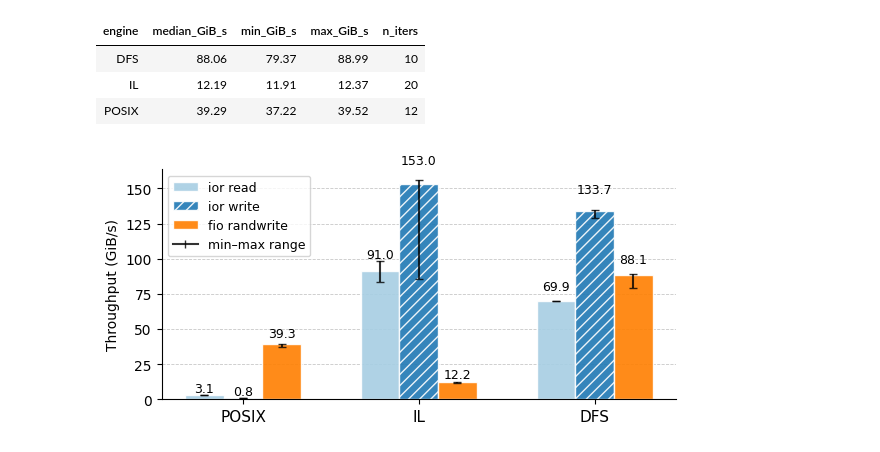
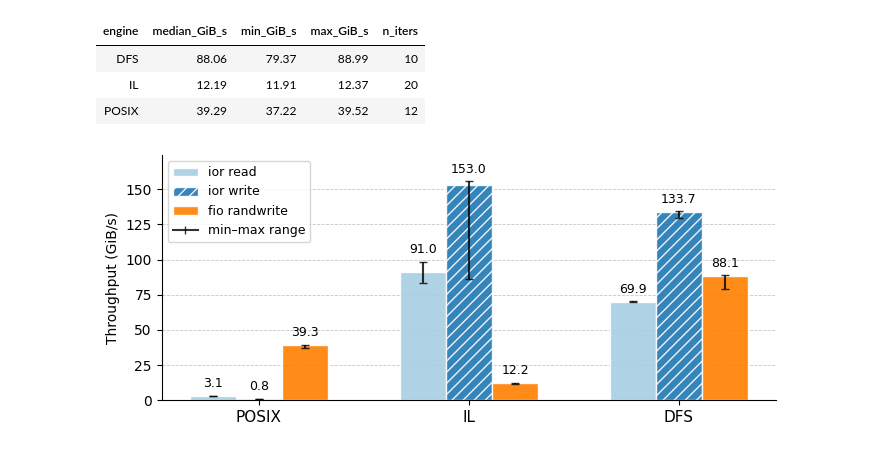
Before and after one commit to cissieAB/pdsw26_daos-bench, a Jupyter notebook: results/aurora/ior/engine/ior_engine_analysis.ipynb, the cells around one changed output. Drawn from its saved outputs; the diff is of its cells as text; code cells hidden in the pictures.

Commit message:
Figure updates

```diff
--- a/results/aurora/ior/engine/ior_engine_analysis.ipynb
+++ b/results/aurora/ior/engine/ior_engine_analysis.ipynb
@@ -281,7 +281,7 @@ bar_w = 0.22
 n_s   = len(SERIES)
 offsets = np.linspace(-(n_s - 1) / 2, (n_s - 1) / 2, n_s) * bar_w
 
-fig, ax = plt.subplots(figsize=(6, 3))
+fig, ax = plt.subplots(figsize=(7, 3))
 
 for offset, (label, access, source, color, hatch) in zip(offsets, SERIES):
     if source == "ior":
@@ -301,35 +301,36 @@ for offset, (label, access, source, color, hatch) in zip(offsets, SERIES):
 
     xs   = x + offset
     bars = ax.bar(xs, medians, width=bar_w, color=color, hatch=hatch,
                   label=label, edgecolor="white", alpha=0.9)
     ax.errorbar(xs, medians,
                 yerr=[medians - mins, maxs - medians],
                 fmt="none", ecolor="black", capsize=3, linewidth=1.5, alpha=0.8)
 
-    for bar, val in zip(bars, medians):
-        ax.text(
-            bar.get_x() + bar.get_width() / 2,
-            bar.get_height() * 1.08,
+    for bar, val, mx in zip(bars, medians, maxs):
+        ax.annotate(
             f"{val:.1f}",
+            xy=(bar.get_x() + bar.get_width() / 2, mx),
+            xytext=(0, 4), textcoords="offset points",
             ha="center", va="bottom", fontsize=9, color="black",
         )
 
 ax.set_xticks(x)
 ax.set_xticklabels(engines_order, fontsize=11)
 ax.set_ylabel("Throughput (GiB/s)")
+ax.margins(y=0.12)
 
 from matplotlib.lines import Line2D
 eb_handle = Line2D([0], [0], color="black", linewidth=1.5, alpha=0.8,
                    marker="|", markersize=6, label="min–max range")
 handles, labels = ax.get_legend_handles_labels()
 ax.legend(handles + [eb_handle], labels + ["min–max range"], fontsize=9)
 
 ax.yaxis.grid(True, linestyle="--", linewidth=0.6, alpha=0.7)
 ax.set_axisbelow(True)
 ax.spines[["top", "right"]].set_visible(False)
 
 fig.tight_layout()
 plt.savefig("iorAndfio_engine-cmp.pdf", bbox_inches="tight")
 plt.show()
 # %% [output]
-[figure, old version]
+[figure, new version]
```
Also changed, not shown: 1 other file.
